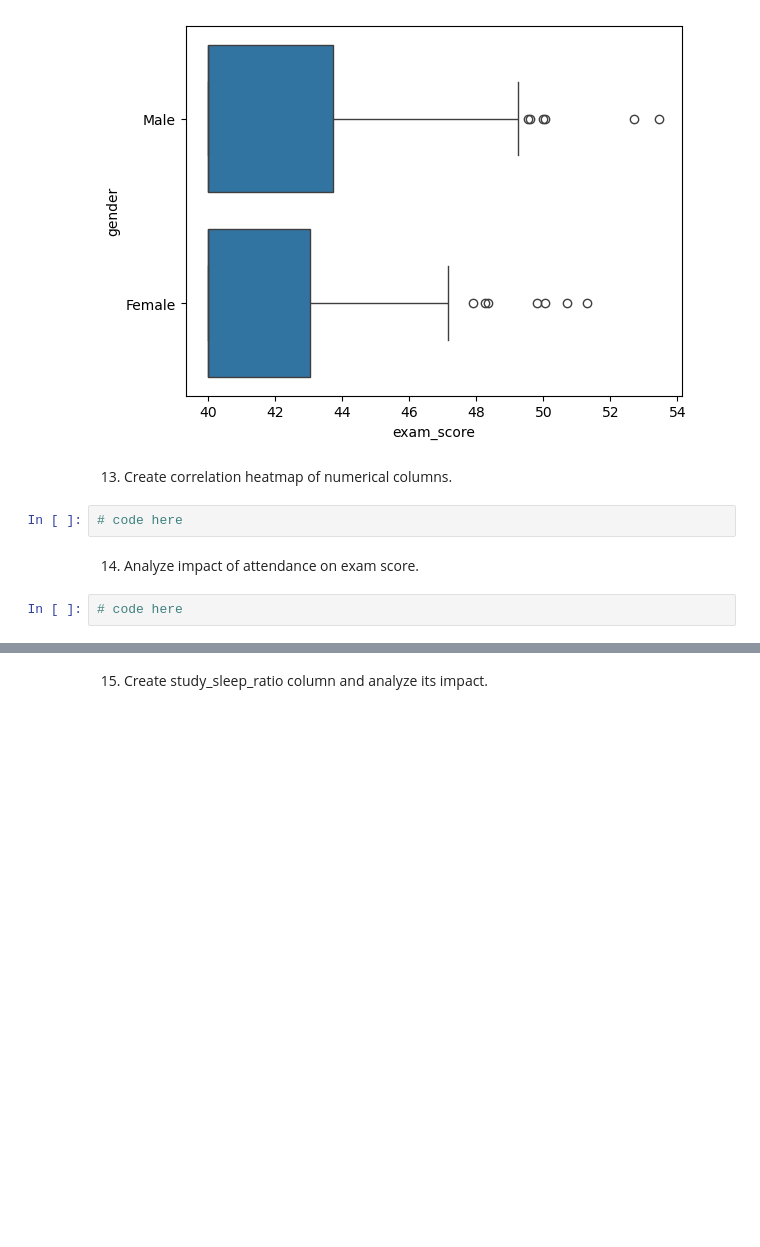
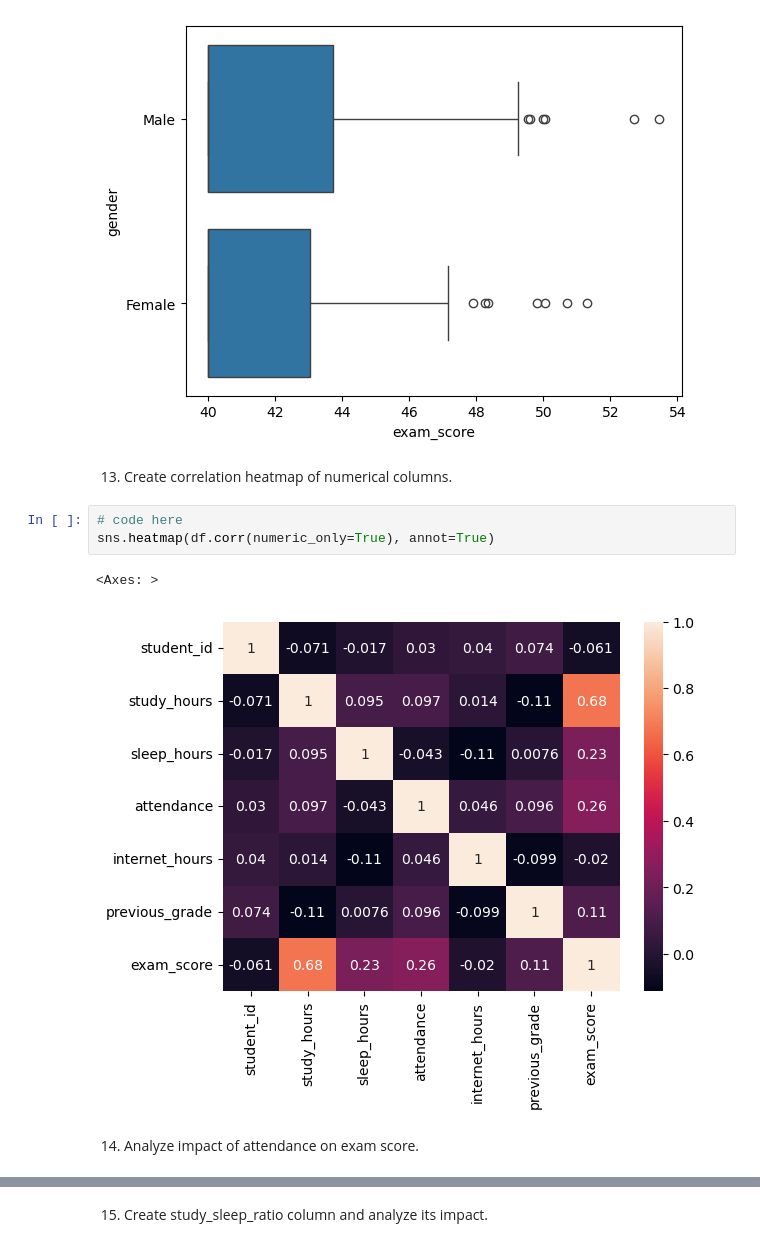
Before and after one commit to banerjee003/Data-Science-Projects, a Jupyter notebook: Student-Performance-Analysis/Student_Performance.ipynb, the cells around one changed output, grey strips where cells are left out. Saved outputs shown, nothing was run; the diff lists cells and outputs as text; blank space fills up the shorter version.

```diff
--- a/Student-Performance-Analysis/Student_Performance.ipynb
+++ b/Student-Performance-Analysis/Student_Performance.ipynb
@@ -176,9 +176,11 @@ sns.boxplot(data=df, x='exam_score', y='gender')
 [figure]
 # %% [markdown]
 13. Create correlation heatmap of numerical columns.
-# %%
-# code here
+# %%
+# code here
+sns.heatmap(df.corr(numeric_only=True), annot=True)
+# %% [output]
+<Axes: >
+[figure, added]
 # %% [markdown]
 14. Analyze impact of attendance on exam score.
-# %%
-# code here
```
Also changed, not shown: parts of 6 cells of this notebook, 1 other file.
